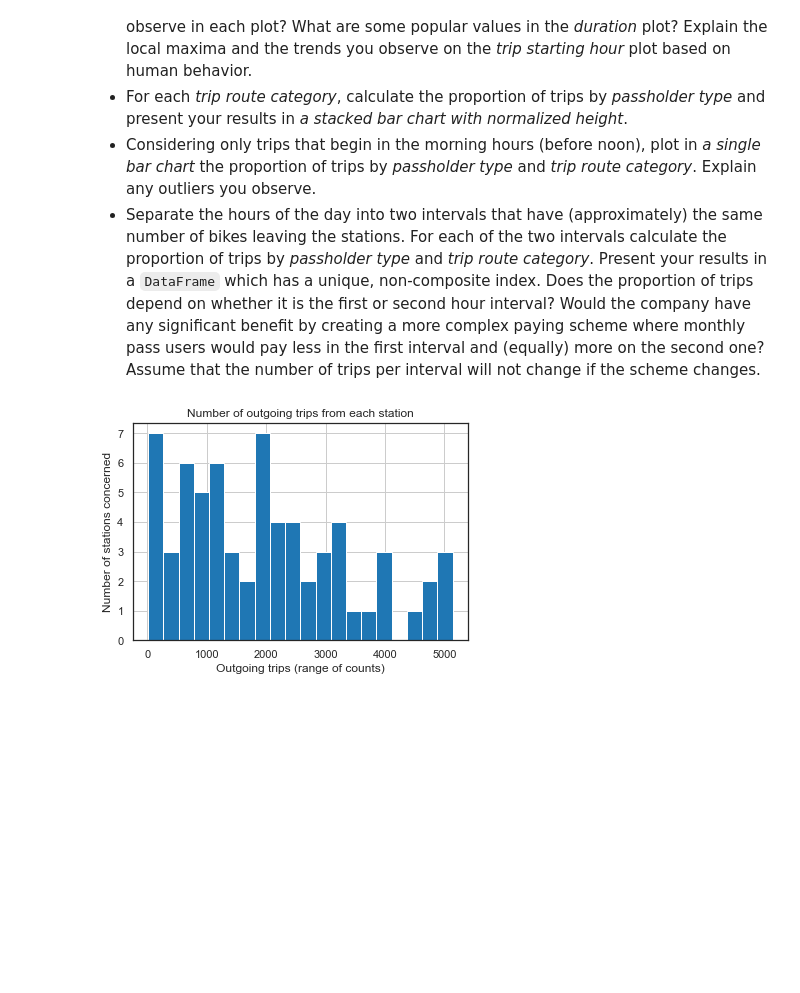
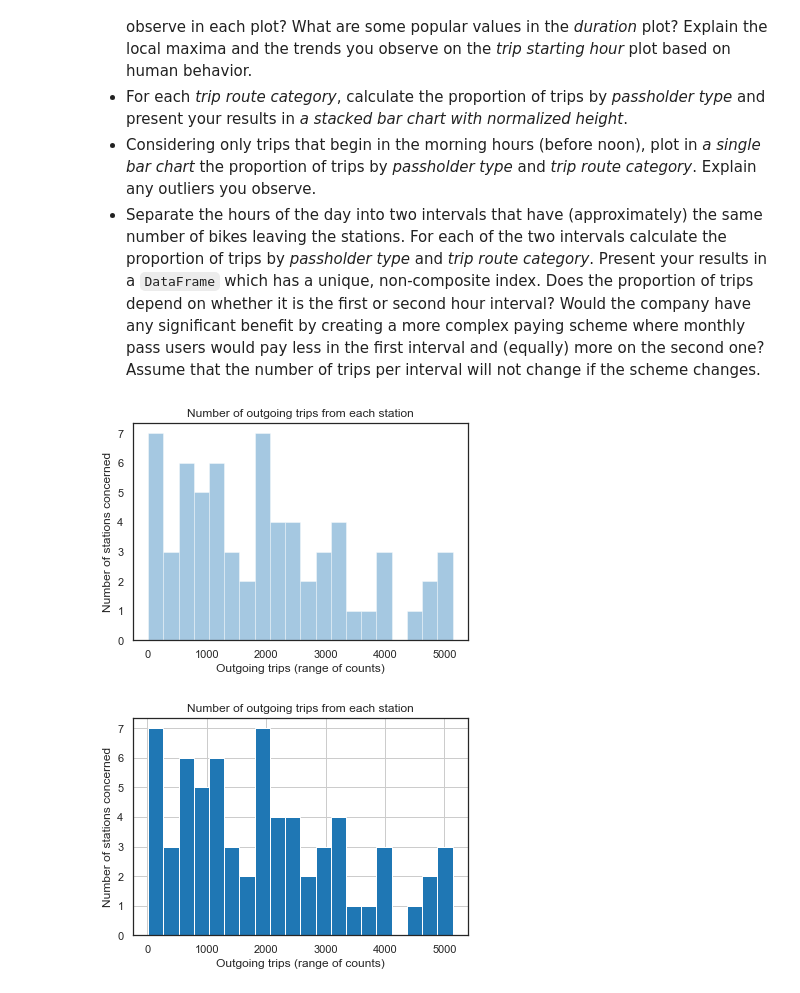
Before and after one commit to vbruttin/ada_homeworks, a Jupyter notebook: Exercise_1.ipynb, the cells around one changed output. Saved outputs shown, nothing was run; the diff lists cells and outputs as text; code cells hidden in the pictures; blank space fills up the shorter version.

```diff
--- a/Exercise_1.ipynb
+++ b/Exercise_1.ipynb
@@ -444,6 +450,18 @@ Answer the following queries using the functionality of `Pandas`.
 * For each *trip route category*, calculate the proportion of trips by *passholder type* and present your results in *a stacked bar chart with normalized height*.
 * Considering only trips that begin in the morning hours (before noon), plot in *a single bar chart* the proportion of trips by *passholder type* and *trip route category*. Explain any outliers you observe.
 * Separate the hours of the day into two intervals that have (approximately) the same number of bikes leaving the stations. For each of the two intervals calculate the proportion of trips by *passholder type* and *trip route category*. Present your results in a `DataFrame` which has a unique, non-composite index. Does the proportion of trips depend on whether it is the first or second hour interval? Would the company have any significant benefit by creating a more complex paying scheme where monthly pass users would pay less in the first interval and (equally) more on the second one? Assume that the number of trips per interval will not change if the scheme changes.
+# %%
+# TASK 1
+
+# Plotting the number of outgoing trips from each station
+# We just count from the principal dataframe the number of reference to each station in the columns
+# 'Starting Station ID'
+sns.set_style("white")
+sns.distplot(df_metro_bike_share['Starting Station ID'].value_counts(), bins=20, kde=False, axlabel='Outgoing trips (range of counts)')
+ylabel('Number of stations concerned');
+title('Number of outgoing trips from each station');
+# %% [output]
+[figure, added]
 # %%
 # TASK 1
 
```
Also changed, not shown: parts of 8 cells of this notebook.
